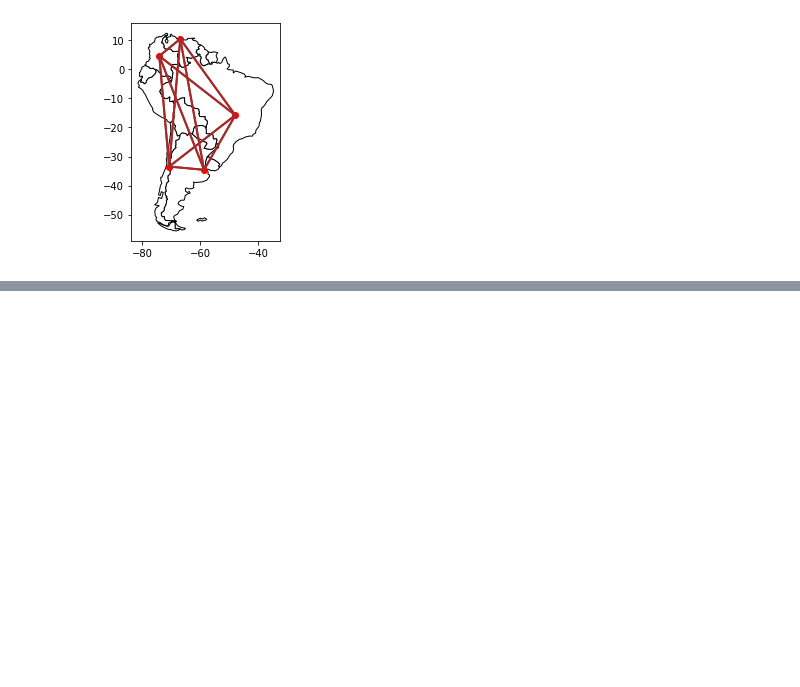
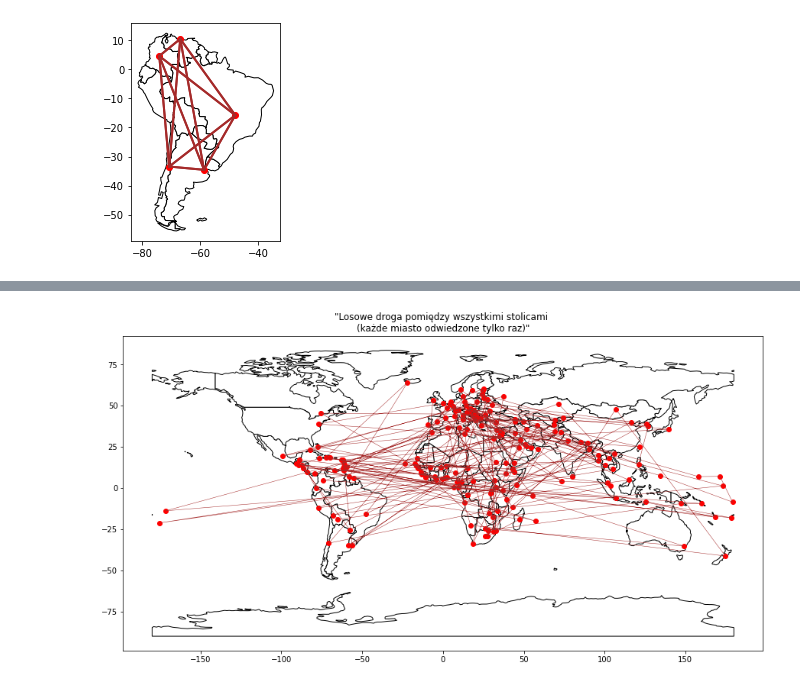
Before and after one commit to ciepielajan/Graph-, a Jupyter notebook: Graph_Geopandas_plot_Connection_Map_Chart_between_cities_NAUKA.ipynb, the cells around one changed output, grey strips where cells are left out. Drawn from its saved outputs; the diff is of its cells as text; code cells hidden in the pictures; blank space fills up the shorter version.

```diff
--- a/Graph_Geopandas_plot_Connection_Map_Chart_between_cities_NAUKA.ipynb
+++ b/Graph_Geopandas_plot_Connection_Map_Chart_between_cities_NAUKA.ipynb
@@ -131,0 +212,18 @@ plt.show()
+# %%
+ax = world.plot(color='white',
+                edgecolor='black',
+                figsize=(15,15),
+                )
+
+capitals.plot(ax=ax, color='red')
+
+#wszytkie x w jednej liście i wszystkei y w drugiej liście
+plt.plot([capitals.iloc[j]["geometry"].x for j in range(len(capitals)) ],
+        [capitals.iloc[j]["geometry"].y for j in range(len(capitals)) ],
+        linewidth=0.5, color=v_color, alpha=1)
+
+plt.title('"Losowe droga pomiędzy wszystkimi stolicami \n(każde miasto odwiedzone tylko raz)"')
+plt.savefig('output2.png')
+plt.show()
+# %% [output]
+[figure, added]
```
Also changed, not shown: parts of 11 cells of this notebook.
